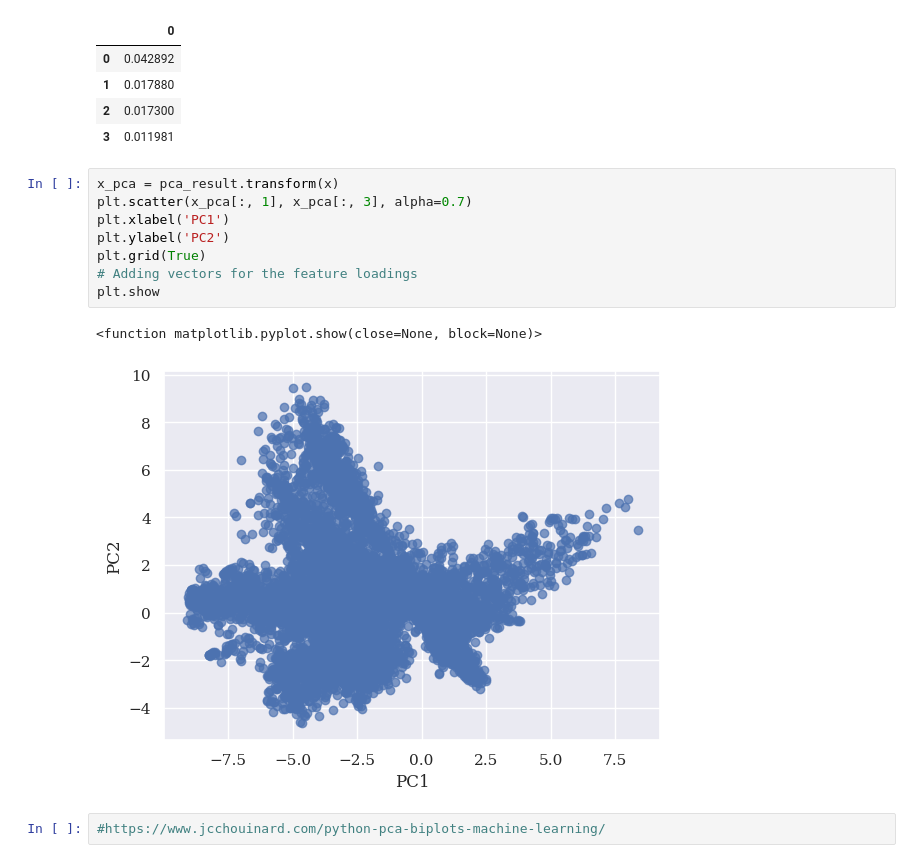
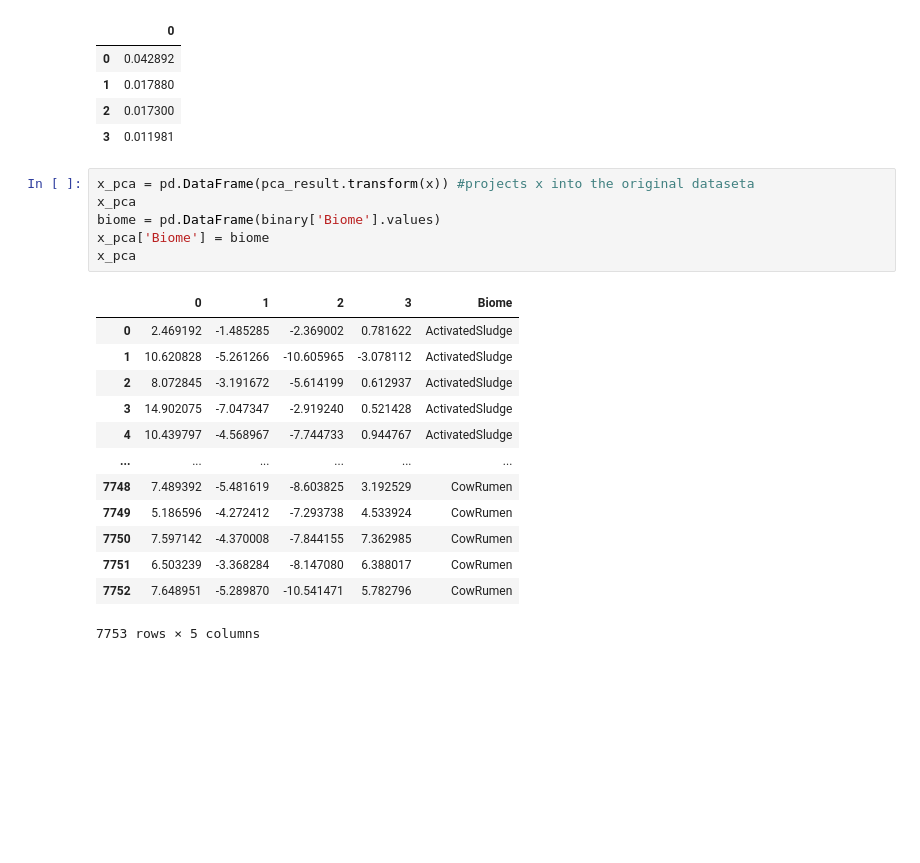
Before and after one commit to jtdocter27/EcoDr, a Jupyter notebook: EnCen/Figures for paper/figures.ipynb, the cells around one changed output. Saved outputs shown, nothing was run; the diff lists cells and outputs as text; blank space fills up the shorter version.

```diff
--- a/EnCen/Figures for paper/figures.ipynb
+++ b/EnCen/Figures for paper/figures.ipynb
@@ -174,16 +212,23 @@ variability
 | 1 | 0.017880 |
 | 2 | 0.017300 |
 | 3 | 0.011981 |
-# %%
-x_pca = pca_result.transform(x)
-plt.scatter(x_pca[:, 1], x_pca[:, 3], alpha=0.7)
-plt.xlabel('PC1')
-plt.ylabel('PC2')
-plt.grid(True)
-# Adding vectors for the feature loadings
-plt.show
-# %% [output]
-<function matplotlib.pyplot.show(close=None, block=None)>
-[figure, removed]
-# %%
-#https://www.jcchouinard.com/python-pca-biplots-machine-learning/
+# %%
+x_pca = pd.DataFrame(pca_result.transform(x)) #projects x into the original dataseta
+x_pca
+biome = pd.DataFrame(binary['Biome'].values)
+x_pca['Biome'] = biome
+x_pca
+# %% [output]
+|  | 0 | 1 | 2 | 3 | Biome |
+| 0 | 2.469192 | -1.485285 | -2.369002 | 0.781622 | ActivatedSludge |
+| 1 | 10.620828 | -5.261266 | -10.605965 | -3.078112 | ActivatedSludge |
+| 2 | 8.072845 | -3.191672 | -5.614199 | 0.612937 | ActivatedSludge |
+| 3 | 14.902075 | -7.047347 | -2.919240 | 0.521428 | ActivatedSludge |
+| 4 | 10.439797 | -4.568967 | -7.744733 | 0.944767 | ActivatedSludge |
+| ... | ... | ... | ... | ... | ... |
+| 7748 | 7.489392 | -5.481619 | -8.603825 | 3.192529 | CowRumen |
+| 7749 | 5.186596 | -4.272412 | -7.293738 | 4.533924 | CowRumen |
+| 7750 | 7.597142 | -4.370008 | -7.844155 | 7.362985 | CowRumen |
+| 7751 | 6.503239 | -3.368284 | -8.147080 | 6.388017 | CowRumen |
+| 7752 | 7.648951 | -5.289870 | -10.541471 | 5.782796 | CowRumen |
+7753 rows × 5 columns
```
Also changed, not shown: parts of 10 cells of this notebook.
